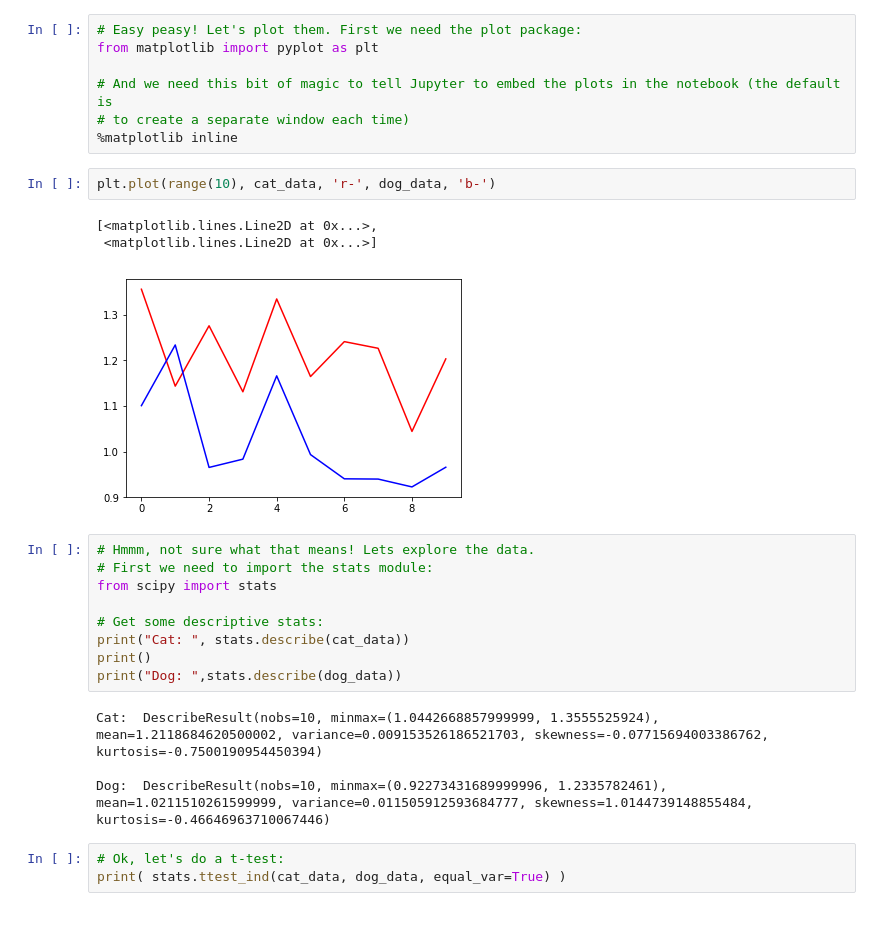
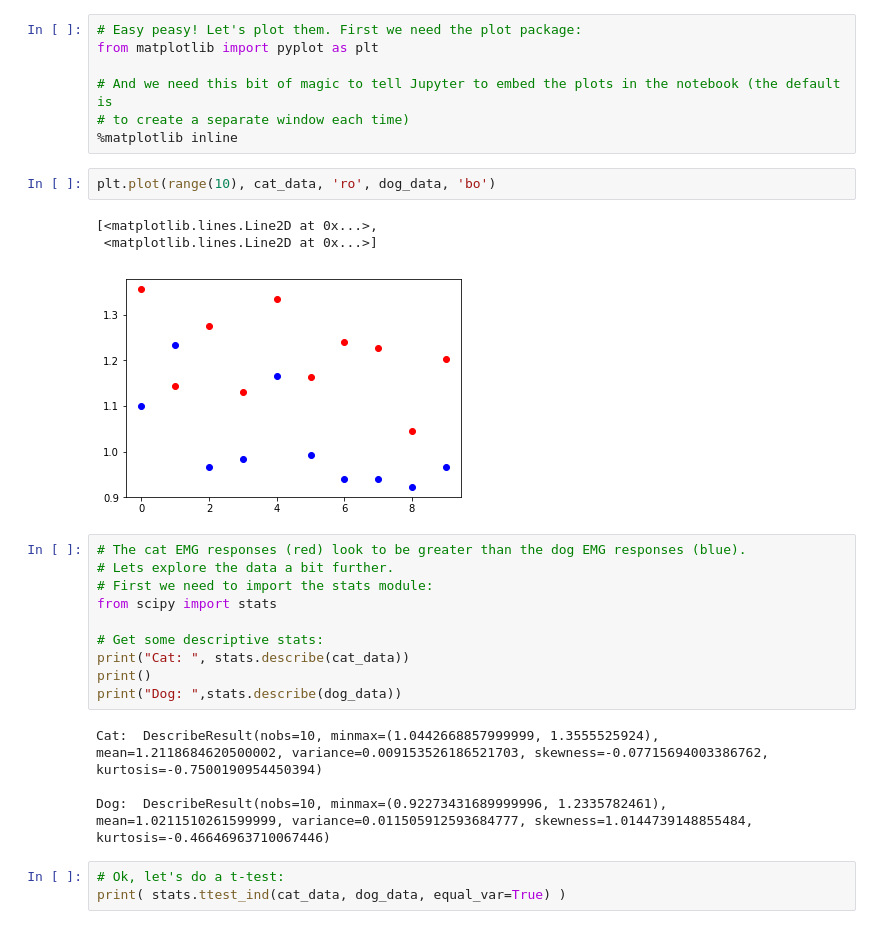
Before and after one commit to mrloudon/ACE_presentation, a Jupyter notebook: Presentation.ipynb, the cells around one changed output. Cells and saved outputs as stored; diff of their text form.

```diff
--- a/Presentation.ipynb
+++ b/Presentation.ipynb
@@ -258,13 +265,14 @@ from matplotlib import pyplot as plt
 # to create a separate window each time)
 %matplotlib inline
 # %%
-plt.plot(range(10), cat_data, 'r-', dog_data, 'b-')
+plt.plot(range(10), cat_data, 'ro', dog_data, 'bo')
 # %% [output]
 [<matplotlib.lines.Line2D at 0x...>,
  <matplotlib.lines.Line2D at 0x...>]
-[figure, old version]
+[figure, new version]
 # %%
-# Hmmm, not sure what that means! Lets explore the data.
+# The cat EMG responses (red) look to be greater than the dog EMG responses (blue).
+# Lets explore the data a bit further.
 # First we need to import the stats module:
 from scipy import stats
 
```
Also changed, not shown: parts of 17 cells of this notebook.
